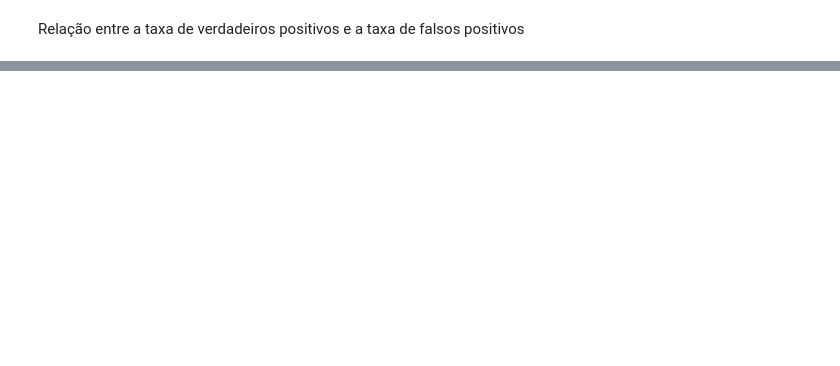
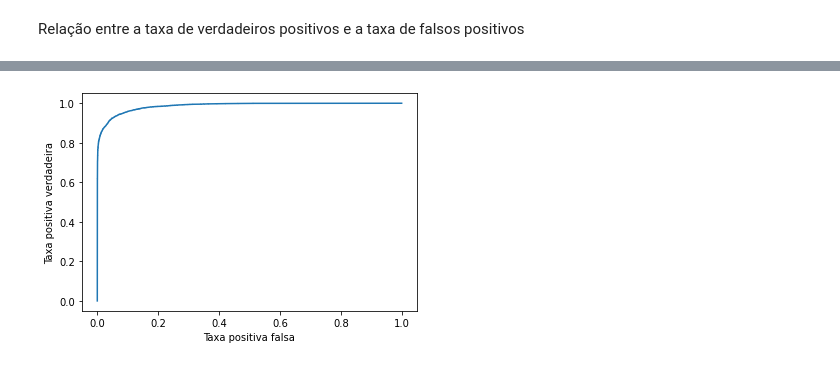
Before and after one commit to gustavo1902/RedesNeurais, a Jupyter notebook: Projeto_Final_Resolvendo_um_problema_prático_com_RNAs.ipynb, the cells around one changed output, grey strips where cells are left out. Drawn from its saved outputs; the diff is of its cells as text; code cells hidden in the pictures; blank space fills up the shorter version.

```diff
--- a/Projeto_Final_Resolvendo_um_problema_prático_com_RNAs.ipynb
+++ b/Projeto_Final_Resolvendo_um_problema_prático_com_RNAs.ipynb
@@ -290,0 +337,15 @@ print("Accuracy 1: ", accuracy)
+# %%
+# Obtém as previsões e a probabilidade de cada classe
+mlp.fit(X_train, y_train)
+y_pred_proba = mlp.predict_proba(X_test)[:, 1]
+
+# Obtém as métricas da curva ROC
+fpr, tpr, thresholds = roc_curve(y_test, y_pred_proba)
+
+# Gráfico
+plt.plot(fpr, tpr)
+plt.xlabel("Taxa positiva falsa")
+plt.ylabel("Taxa positiva verdadeira")
+plt.show()
+# %% [output]
+[figure, added]
```
Also changed, not shown: parts of 20 cells of this notebook.
